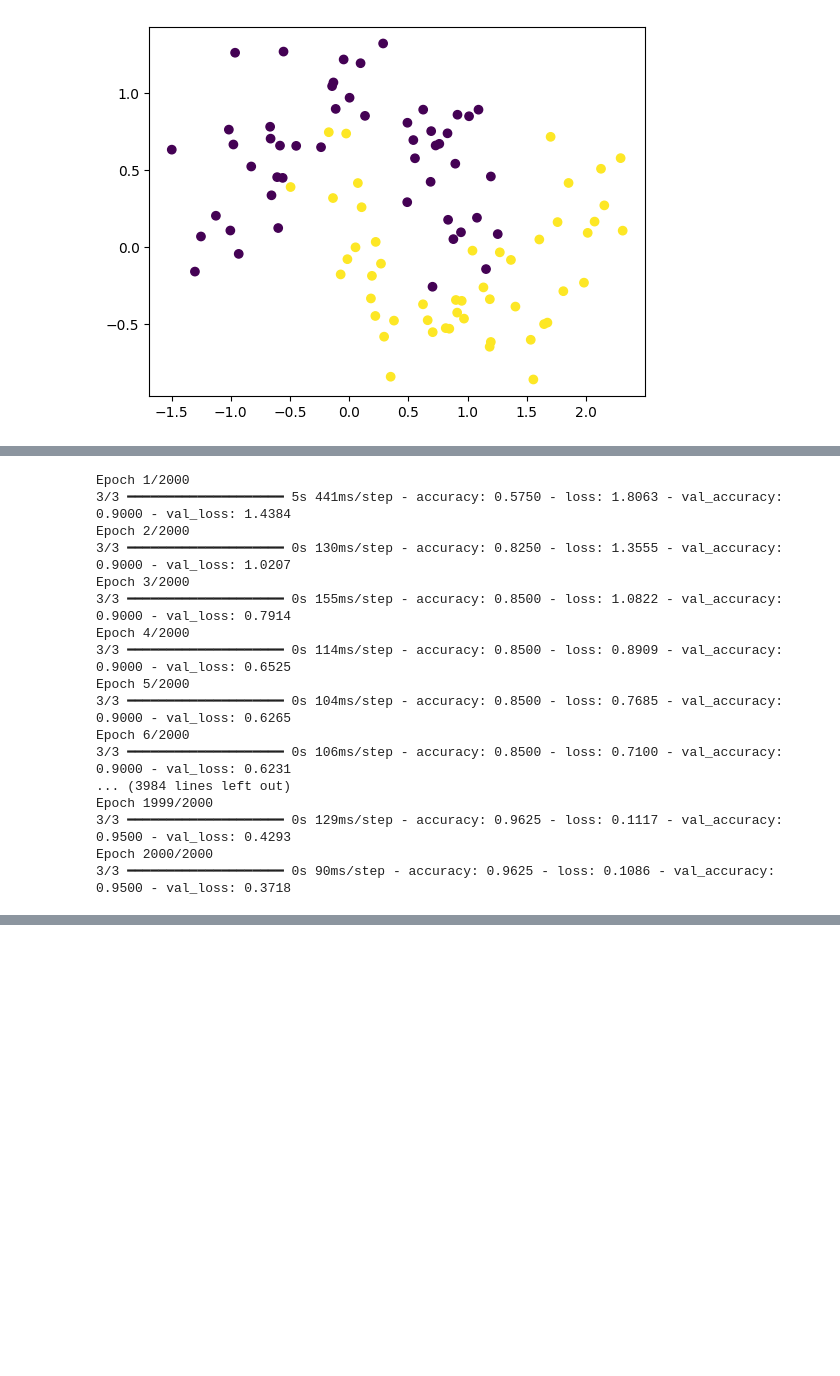
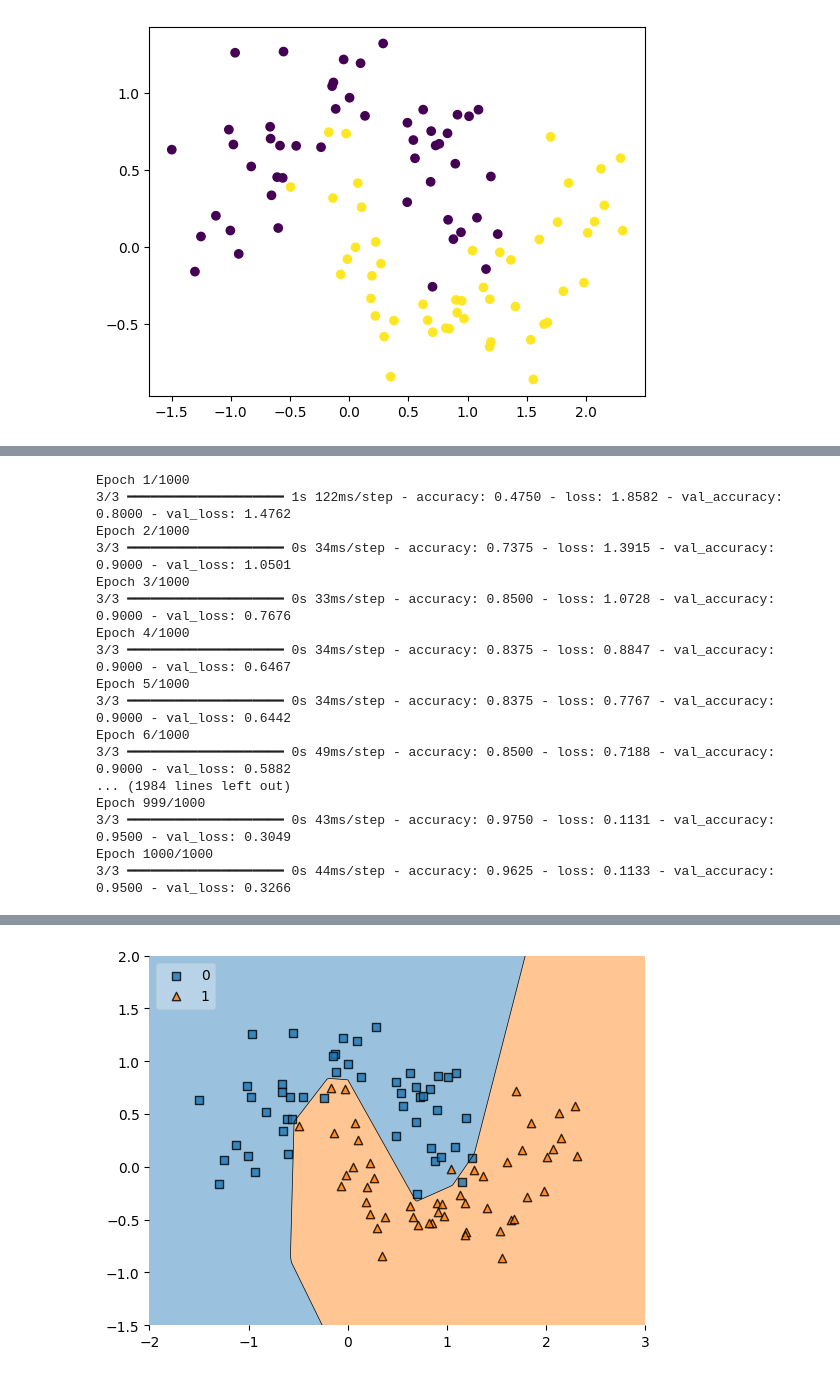
Before and after one commit to SwaroopDangal/DL-learn, a Jupyter notebook: 10.Regularization/regularization.ipynb, the cells around one changed output, grey strips where cells are left out. Drawn from its saved outputs; the diff is of its cells as text; code cells hidden in the pictures; blank space fills up the shorter version.

```diff
--- a/10.Regularization/regularization.ipynb
+++ b/10.Regularization/regularization.ipynb
@@ -85,22 +103,28 @@ Model: "sequential_1"
 adam = Adam(learning_rate=0.01)
 model2.compile(loss='binary_crossentropy', optimizer=adam, metrics=['accuracy'])
 
-history2 = model2.fit(X, y, epochs=2000, validation_split = 0.2)
+history2 = model2.fit(X, y, epochs=1000, validation_split = 0.2)
 # %% [output]
-Epoch 1/2000
-3/3 ━━━━━━━━━━━━━━━━━━━━ 5s 441ms/step - accuracy: 0.5750 - loss: 1.8063 - val_accuracy: 0.9000 - val_loss: 1.4384
-Epoch 2/2000
-3/3 ━━━━━━━━━━━━━━━━━━━━ 0s 130ms/step - accuracy: 0.8250 - loss: 1.3555 - val_accuracy: 0.9000 - val_loss: 1.0207
-Epoch 3/2000
-3/3 ━━━━━━━━━━━━━━━━━━━━ 0s 155ms/step - accuracy: 0.8500 - loss: 1.0822 - val_accuracy: 0.9000 - val_loss: 0.7914
-Epoch 4/2000
-3/3 ━━━━━━━━━━━━━━━━━━━━ 0s 114ms/step - accuracy: 0.8500 - loss: 0.8909 - val_accuracy: 0.9000 - val_loss: 0.6525
-Epoch 5/2000
-3/3 ━━━━━━━━━━━━━━━━━━━━ 0s 104ms/step - accuracy: 0.8500 - loss: 0.7685 - val_accuracy: 0.9000 - val_loss: 0.6265
-Epoch 6/2000
-3/3 ━━━━━━━━━━━━━━━━━━━━ 0s 106ms/step - accuracy: 0.8500 - loss: 0.7100 - val_accuracy: 0.9000 - val_loss: 0.6231
-... (3984 lines left out)
-Epoch 1999/2000
-3/3 ━━━━━━━━━━━━━━━━━━━━ 0s 129ms/step - accuracy: 0.9625 - loss: 0.1117 - val_accuracy: 0.9500 - val_loss: 0.4293
-Epoch 2000/2000
-3/3 ━━━━━━━━━━━━━━━━━━━━ 0s 90ms/step - accuracy: 0.9625 - loss: 0.1086 - val_accuracy: 0.9500 - val_loss: 0.3718
+Epoch 1/1000
+3/3 ━━━━━━━━━━━━━━━━━━━━ 1s 122ms/step - accuracy: 0.4750 - loss: 1.8582 - val_accuracy: 0.8000 - val_loss: 1.4762
+Epoch 2/1000
+3/3 ━━━━━━━━━━━━━━━━━━━━ 0s 34ms/step - accuracy: 0.7375 - loss: 1.3915 - val_accuracy: 0.9000 - val_loss: 1.0501
+Epoch 3/1000
+3/3 ━━━━━━━━━━━━━━━━━━━━ 0s 33ms/step - accuracy: 0.8500 - loss: 1.0728 - val_accuracy: 0.9000 - val_loss: 0.7676
+Epoch 4/1000
+3/3 ━━━━━━━━━━━━━━━━━━━━ 0s 34ms/step - accuracy: 0.8375 - loss: 0.8847 - val_accuracy: 0.9000 - val_loss: 0.6467
+Epoch 5/1000
+3/3 ━━━━━━━━━━━━━━━━━━━━ 0s 34ms/step - accuracy: 0.8375 - loss: 0.7767 - val_accuracy: 0.9000 - val_loss: 0.6442
+Epoch 6/1000
+3/3 ━━━━━━━━━━━━━━━━━━━━ 0s 49ms/step - accuracy: 0.8500 - loss: 0.7188 - val_accuracy: 0.9000 - val_loss: 0.5882
+... (1984 lines left out)
+Epoch 999/1000
+3/3 ━━━━━━━━━━━━━━━━━━━━ 0s 43ms/step - accuracy: 0.9750 - loss: 0.1131 - val_accuracy: 0.9500 - val_loss: 0.3049
+Epoch 1000/1000
+3/3 ━━━━━━━━━━━━━━━━━━━━ 0s 44ms/step - accuracy: 0.9625 - loss: 0.1133 - val_accuracy: 0.9500 - val_loss: 0.3266
+# %%
+plot_decision_regions(X, y.astype('int'), clf=model2, legend=2)
+plt.xlim(-2,3)
+plt.ylim(-1.5,2)
+plt.show()
+# %% [output]
@@ -106,0 +132 @@ Epoch 2000/2000
+[figure, added]
```
Also changed, not shown: parts of 7 cells of this notebook.
